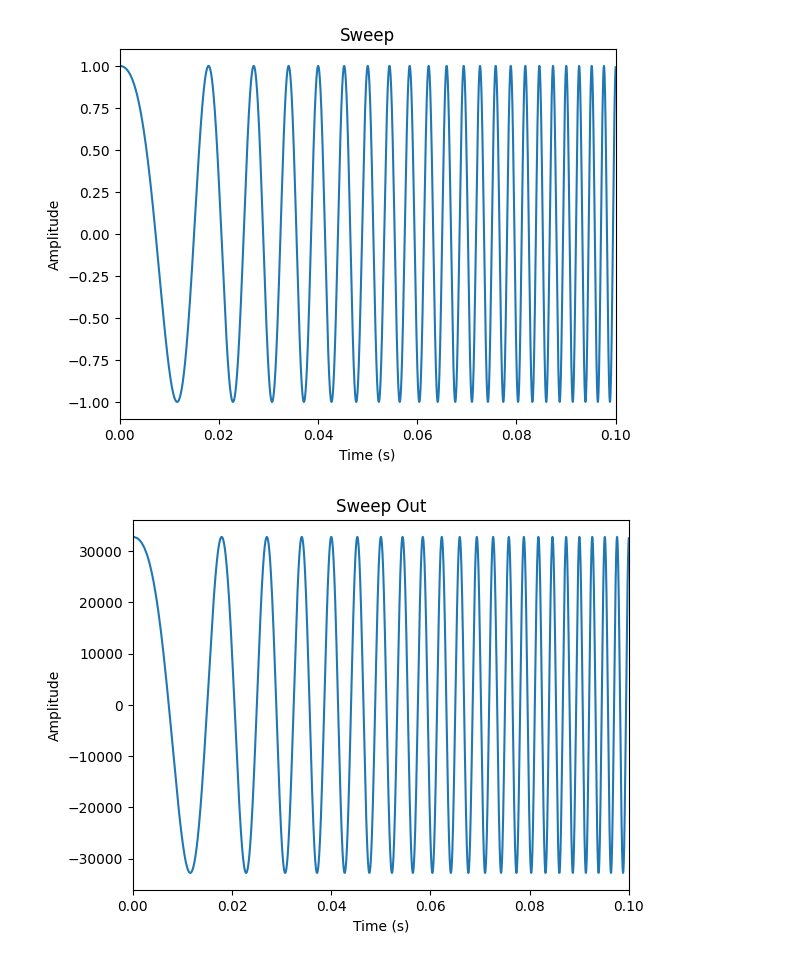
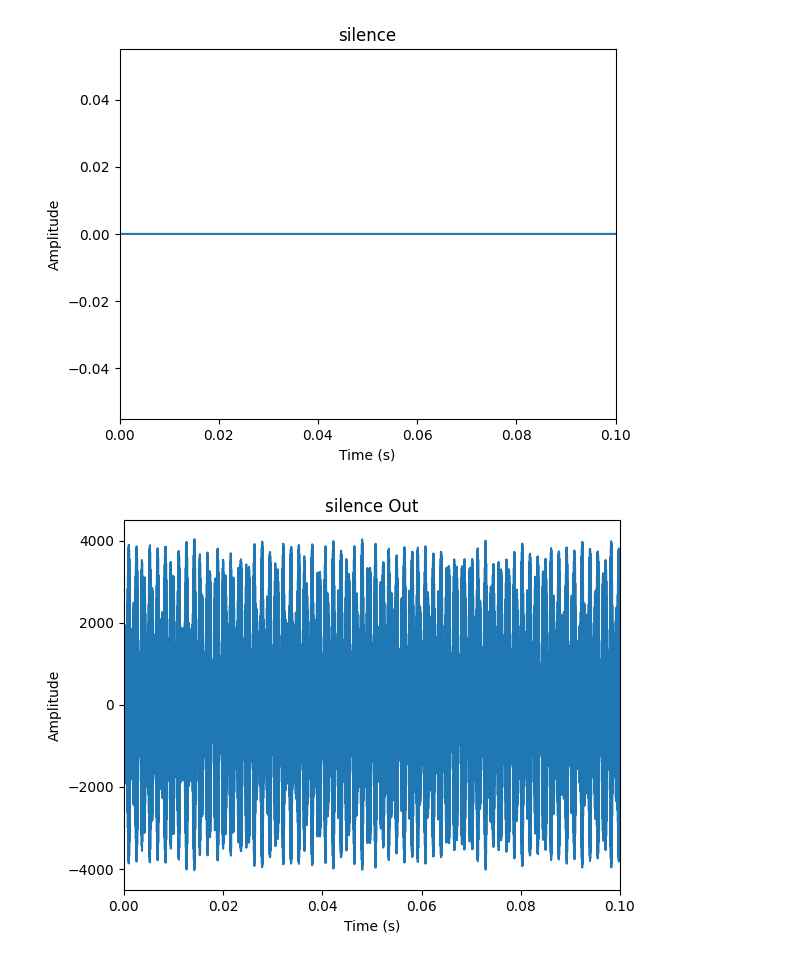
Before and after one commit to alejozeta/TP-AM3, a Jupyter notebook: silence.ipynb, the cells around one changed output. Drawn from its saved outputs; the diff is of its cells as text; code cells hidden in the pictures.

```diff
--- a/silence.ipynb
+++ b/silence.ipynb
@@ -4,34 +4,34 @@ import numpy as np
 import matplotlib.pyplot as plt
 from scipy.fft import fft, fftfreq
 # %%
-sweep_path = 'inputs/sweep.wav'
-sweep_rate, sweep = wavfile.read(sweep_path)
+silence_path = 'inputs/silence.wav'
+silence_rate, silence = wavfile.read(silence_path)
 
-sweep_out_path = 'sweep aup/sweep_out.wav'
-sweep_out_rate, sweep_out = wavfile.read(sweep_out_path)
-t = np.linspace(0, len(sweep)/sweep_rate, len(sweep))
+silence_out_path = 'silence aup/silence_out.wav'
+silence_out_rate, silence_out = wavfile.read(silence_out_path)
+t = np.linspace(0, len(silence)/silence_rate, len(silence))
 
 
-#plot the sweep
-plt.plot(t, sweep)
-plt.title('Sweep')
+#plot the silence
+plt.plot(t, silence)
+plt.title('silence')
 plt.xlabel('Time (s)')
 plt.ylabel('Amplitude')
 plt.xlim(0, 0.1)
 
 plt.show()
 
-#plot the sweep_out
-t = np.linspace(0, len(sweep_out)/sweep_out_rate, len(sweep_out))
-plt.plot(t, sweep_out)
-plt.title('Sweep Out')
+#plot the silence_out
+t = np.linspace(0, len(silence_out)/silence_out_rate, len(silence_out))
+plt.plot(t, silence_out)
+plt.title('silence Out')
 plt.xlabel('Time (s)')
 plt.ylabel('Amplitude')
 plt.xlim(0, 0.1)
 plt.show()
 # %% [output]
-[figure, old version]
+[figure, new version]
-[figure, old version]
+[figure, new version]
 # %%
 def apply_fft(data, sample_rate):
     # Perform FFT
```
Also changed, not shown: parts of 1 cell of this notebook, 24 other files.
